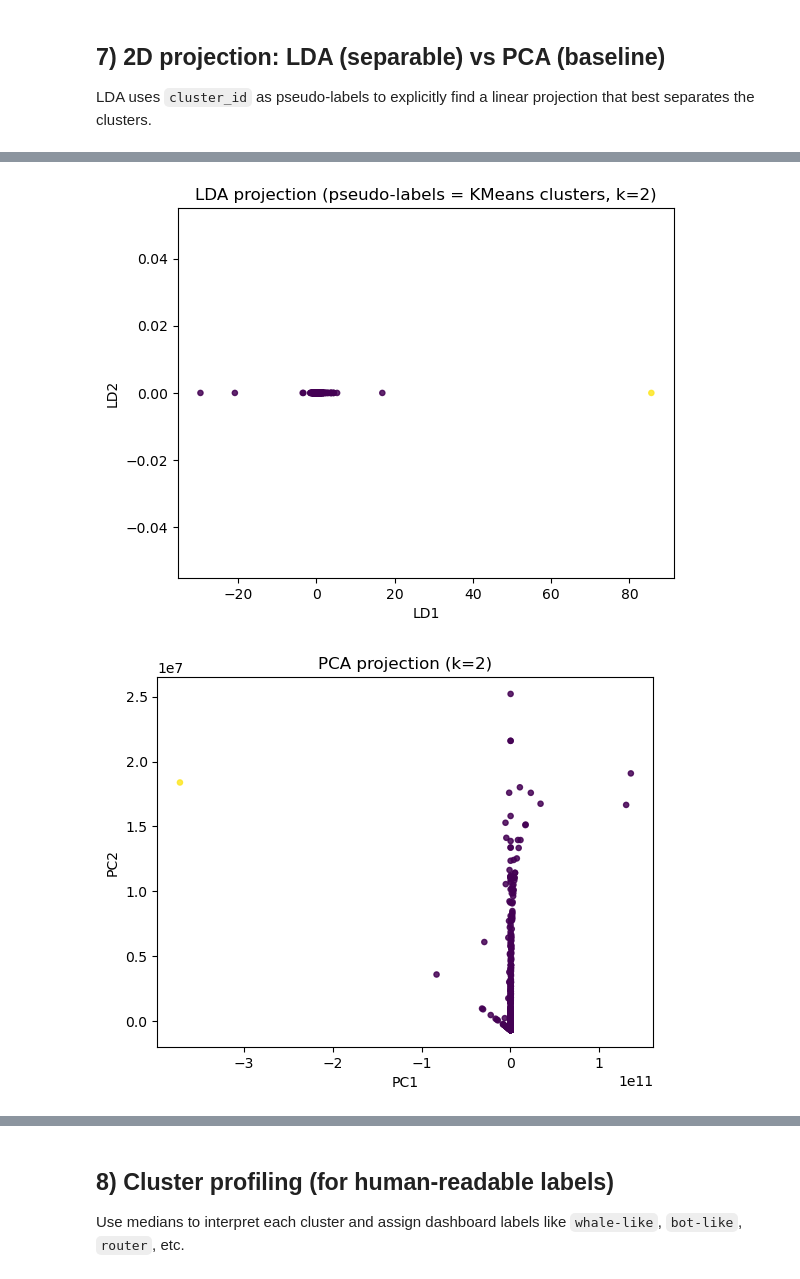
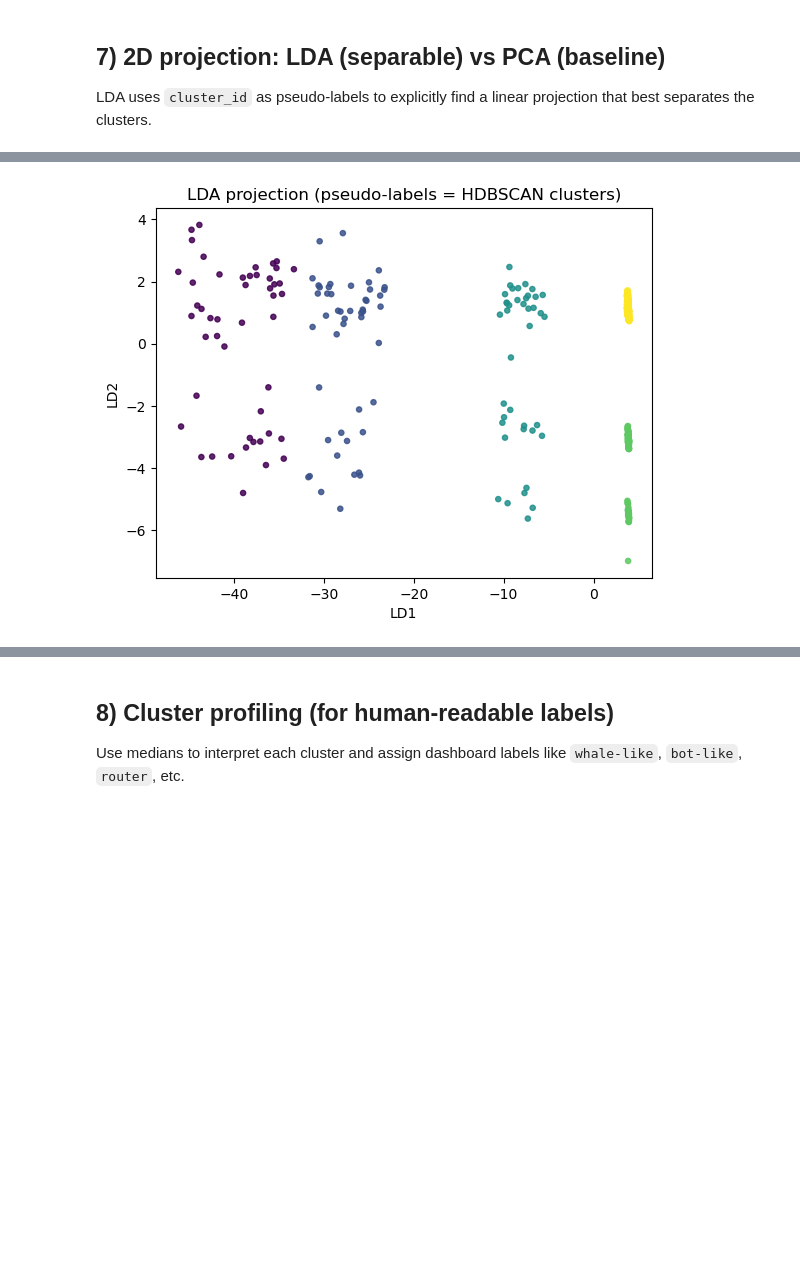
Before and after one commit to KaiiB/chainsense, a Jupyter notebook: chainsense_feature_space.ipynb, the cells around one changed output, grey strips where cells are left out. Saved outputs shown, nothing was run; the diff lists cells and outputs as text; code cells hidden in the pictures; blank space fills up the shorter version.

```diff
--- a/chainsense_feature_space.ipynb
+++ b/chainsense_feature_space.ipynb
@@ -169,18 +174,18 @@ features = pd.concat([
     tx_count.reindex(top_wallets, fill_value=0),
     active_blocks.reindex(top_wallets, fill_value=0),
     tx_per_block.reindex(top_wallets, fill_value=0),
-    burstiness.reindex(top_wallets, fill_value=0),
+    # burstiness.reindex(top_wallets, fill_value=0),
     eth_sent.reindex(top_wallets, fill_value=0),
     eth_recv.reindex(top_wallets, fill_value=0),
-    eth_net_flow.reindex(top_wallets, fill_value=0),
-    avg_tx_value.reindex(top_wallets, fill_value=0),
-    avg_gas.reindex(top_wallets, fill_value=0),
+    # eth_net_flow.reindex(top_wallets, fill_value=0),
+    # avg_tx_value.reindex(top_wallets, fill_value=0),
+    # avg_gas.reindex(top_wallets, fill_value=0),
     avg_gas_price_gwei.reindex(top_wallets, fill_value=0),
     total_gas_spent_eth.reindex(top_wallets, fill_value=0),
     unique_counterparties.reindex(top_wallets, fill_value=0),
     unique_contracts.reindex(top_wallets, fill_value=0),
-    contract_interaction_rate.reindex(top_wallets, fill_value=0),
-    counterparty_concentration.reindex(top_wallets, fill_value=0),
+    # contract_interaction_rate.reindex(top_wallets, fill_value=0),
+    # counterparty_concentration.reindex(top_wallets, fill_value=0),
 ], axis=1).reset_index().rename(columns={"index": "wallet"})
 
 print("Feature matrix:", features.shape)
@@ -206,7 +211,8 @@ nonneg_cols = [
 
 df = features.copy()
 for c in nonneg_cols:
-    df[c] = np.log1p(df[c].clip(lower=0))
+    if c in df.columns:
+        df[c] = np.log1p(df[c].clip(lower=0))
 
 X = df.drop(columns=["wallet"]).astype(np.float64).values
 scaler = RobustScaler()
@@ -257,15 +271,42 @@ PCA explained variance: [1. 0.]
 # %%
+# LDA 2D (matplotlib)
 plt.figure()
 plt.scatter(X_lda[:, 0], X_lda[:, 1], c=cluster, s=14, alpha=0.85)
-plt.title(f"LDA projection (pseudo-labels = KMeans clusters, k={best_k})")
+plt.title(f"LDA projection (pseudo-labels = HDBSCAN clusters)")
 plt.xlabel("LD1"); plt.ylabel("LD2")
 plt.show()
 
-plt.figure()
-plt.scatter(X_pca[:, 0], X_pca[:, 1], c=cluster, s=14, alpha=0.85)
-plt.title(f"PCA projection (k={best_k})")
-plt.xlabel("PC1"); plt.ylabel("PC2")
-plt.show()
+# Interactive PCA 3D (Plotly)
+pca_df = pd.DataFrame({
+    "PC1": X_pca[:, 0],
+    "PC2": X_pca[:, 1],
+    "PC3": X_pca[:, 2],
+    "cluster": cluster.astype(str),
+    "wallet": df["wallet"].values
+})
+
+fig = go.Figure(data=[go.Scatter3d(
+    x=pca_df["PC1"],
+    y=pca_df["PC2"],
+    z=pca_df["PC3"],
+    mode="markers",
+    marker=dict(
+        size=4,
+        color=pca_df["cluster"].astype(int),
+        colorscale="Viridis",
+        showscale=True,
+        colorbar=dict(title="Cluster")
+    ),
+    text=pca_df["wallet"],
+    hovertemplate="<b>%{text}</b><br>PC1: %{x:.3f}<br>PC2: %{y:.3f}<br>PC3: %{z:.3f}<extra></extra>"
+)])
+
+fig.update_layout(
+    title=f"Interactive PCA projection 3D)",
+    scene=dict(xaxis_title="PC1", yaxis_title="PC2", zaxis_title="PC3"),
+    width=1000,
+    height=800
+)
+fig.show()
 # %% [output]
-[figure, old version]
+[figure, new version]
-[figure, removed]
```
Also changed, not shown: parts of 12 cells of this notebook, 3 other files.
